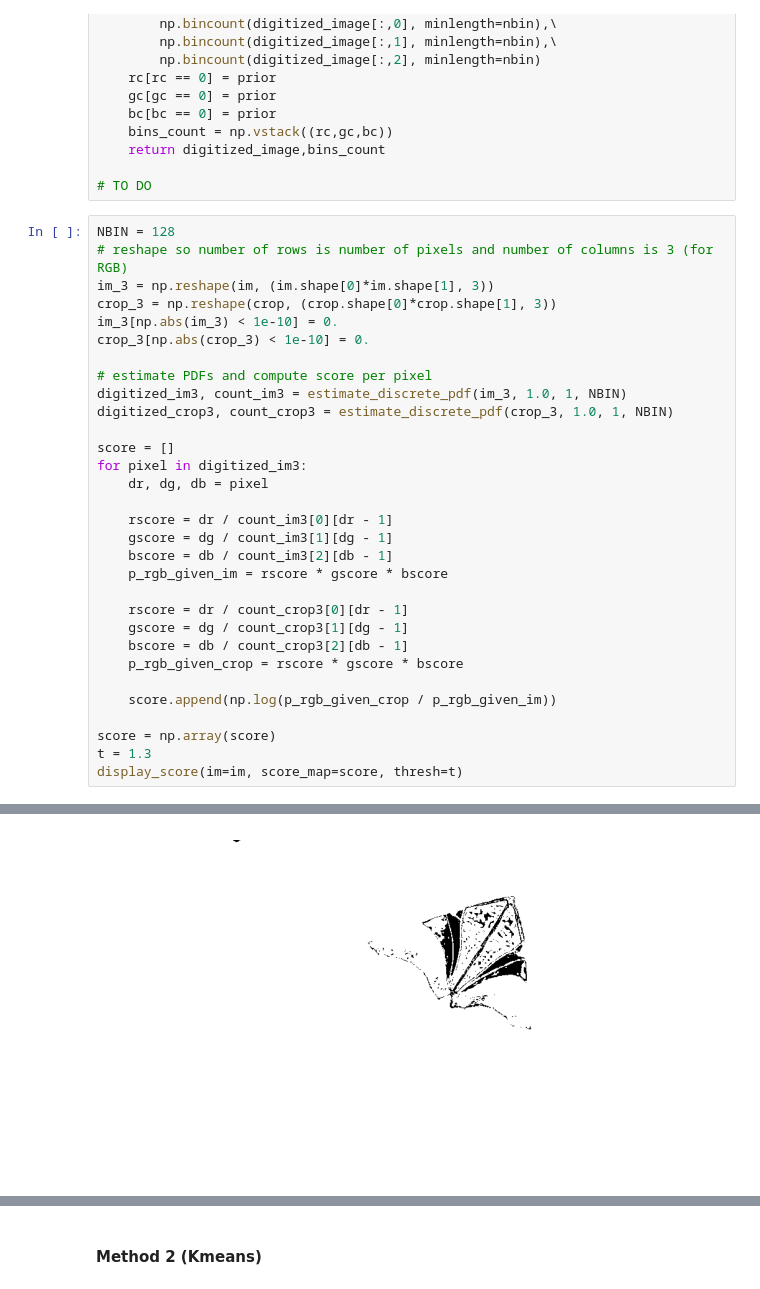
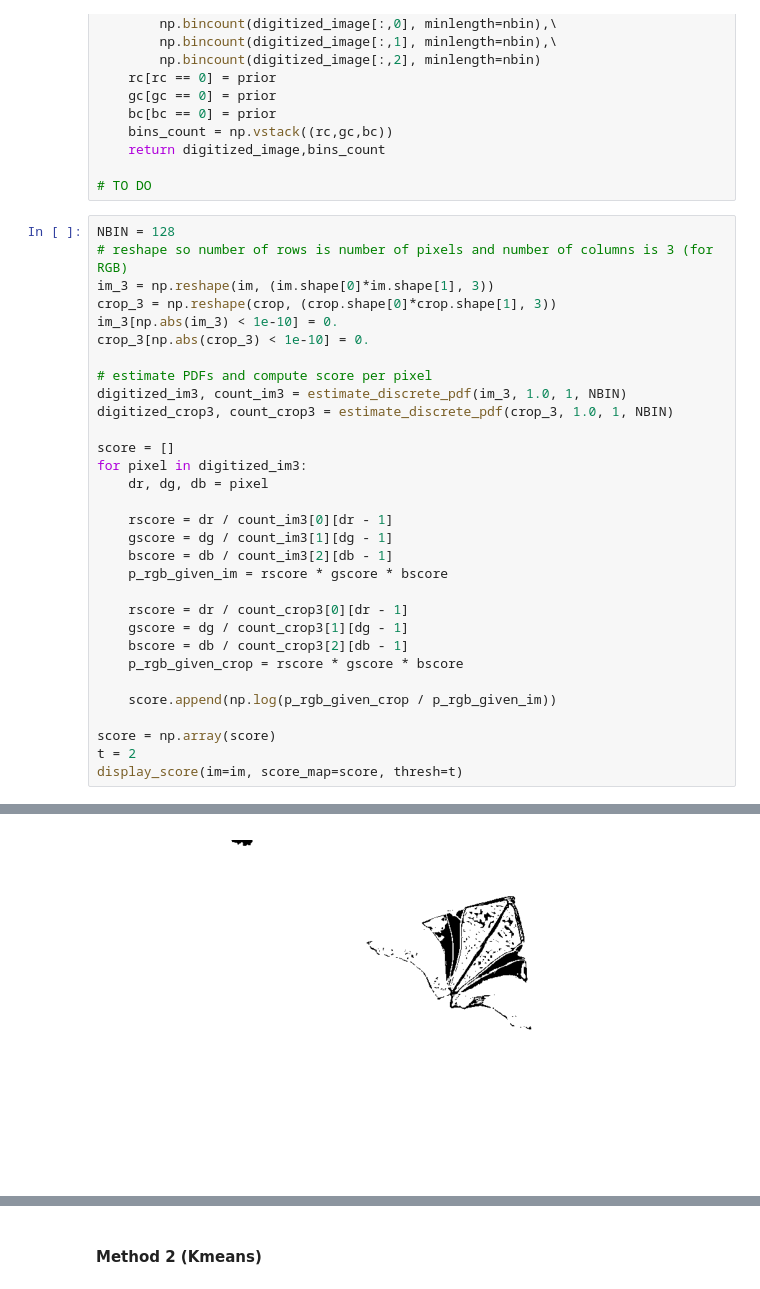
Before and after one commit to Slijeff/cs441, a Jupyter notebook: hw3/CS441_SP24_HW3_Starter.ipynb, the cells around one changed output, grey strips where cells are left out. Saved outputs shown, nothing was run; the diff lists cells and outputs as text.

```diff
--- a/hw3/CS441_SP24_HW3_Starter.ipynb
+++ b/hw3/CS441_SP24_HW3_Starter.ipynb
@@ -85,32 +85,32 @@ NBIN = 128
 im_3 = np.reshape(im, (im.shape[0]*im.shape[1], 3))
 crop_3 = np.reshape(crop, (crop.shape[0]*crop.shape[1], 3))
 im_3[np.abs(im_3) < 1e-10] = 0.
 crop_3[np.abs(crop_3) < 1e-10] = 0.
 
 # estimate PDFs and compute score per pixel
 digitized_im3, count_im3 = estimate_discrete_pdf(im_3, 1.0, 1, NBIN)
 digitized_crop3, count_crop3 = estimate_discrete_pdf(crop_3, 1.0, 1, NBIN)
 
 score = []
 for pixel in digitized_im3:
     dr, dg, db = pixel
 
     rscore = dr / count_im3[0][dr - 1]
     gscore = dg / count_im3[1][dg - 1]
     bscore = db / count_im3[2][db - 1]
     p_rgb_given_im = rscore * gscore * bscore
 
     rscore = dr / count_crop3[0][dr - 1]
     gscore = dg / count_crop3[1][dg - 1]
     bscore = db / count_crop3[2][db - 1]
     p_rgb_given_crop = rscore * gscore * bscore
 
     score.append(np.log(p_rgb_given_crop / p_rgb_given_im))
 
 score = np.array(score)
-t = 1.3
+t = 2
 display_score(im=im, score_map=score, thresh=t)
 # %% [output]
 [figure]
 [figure]
-[figure, old version]
+[figure, new version]
```
Also changed, not shown: parts of 4 cells of this notebook.
